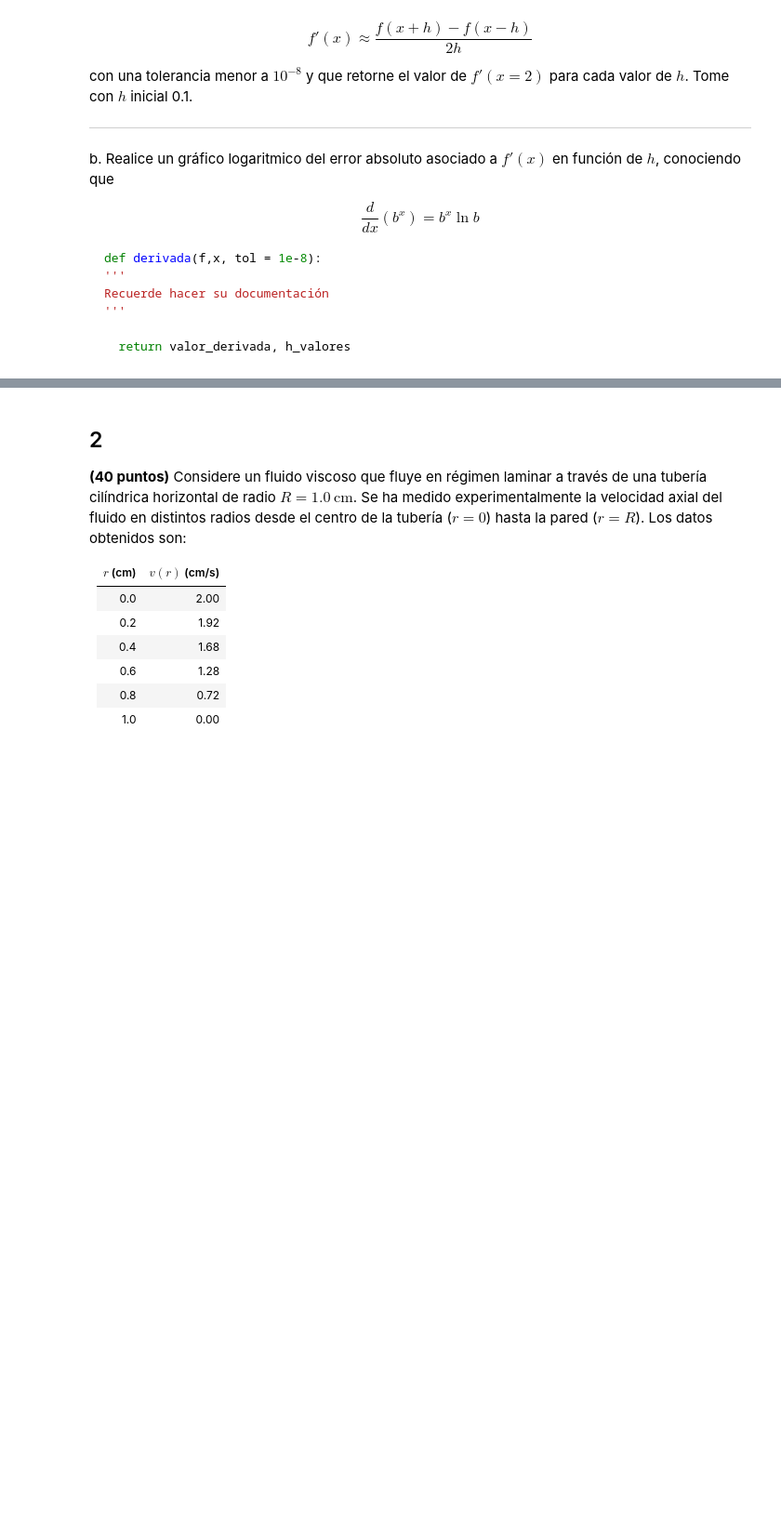
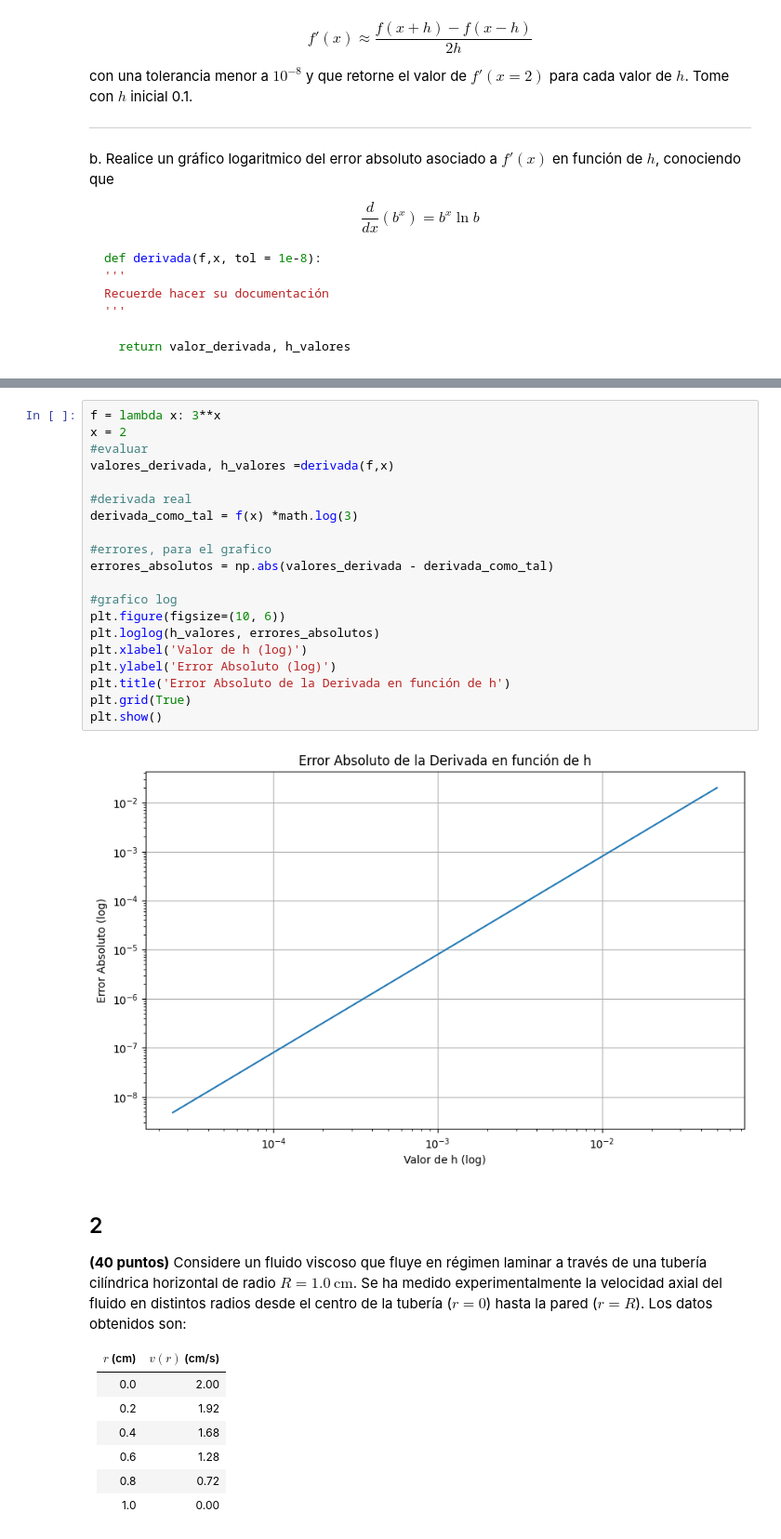
Before and after one commit to jmmarinr/MetodosComputacionales1012, a Jupyter notebook: Parciales/Parcial2_1012.ipynb, the cells around one changed output, grey strips where cells are left out. Shown: that part at 93% size. Saved outputs shown, nothing was run; the diff lists cells and outputs as text; blank space fills up the shorter version.

```diff
--- a/Parciales/Parcial2_1012.ipynb
+++ b/Parciales/Parcial2_1012.ipynb
@@ -64,3 +86,25 @@ Recuerde hacer su documentación
+# %%
+f = lambda x: 3**x
+x = 2
+#evaluar
+valores_derivada, h_valores =derivada(f,x)
+
+#derivada real
+derivada_como_tal = f(x) *math.log(3)
+
+#errores, para el grafico
+errores_absolutos = np.abs(valores_derivada - derivada_como_tal)
+
+#grafico log
+plt.figure(figsize=(10, 6))
+plt.loglog(h_valores, errores_absolutos)
+plt.xlabel('Valor de h (log)')
+plt.ylabel('Error Absoluto (log)')
+plt.title('Error Absoluto de la Derivada en función de h')
+plt.grid(True)
+plt.show()
+# %% [output]
+[figure, added]
 # %% [markdown]
 ## 2
 
```
Also changed, not shown: parts of 4 cells of this notebook.
